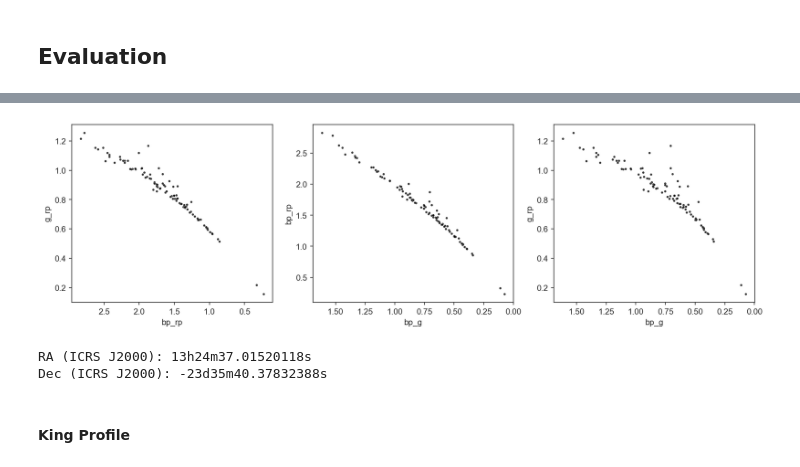
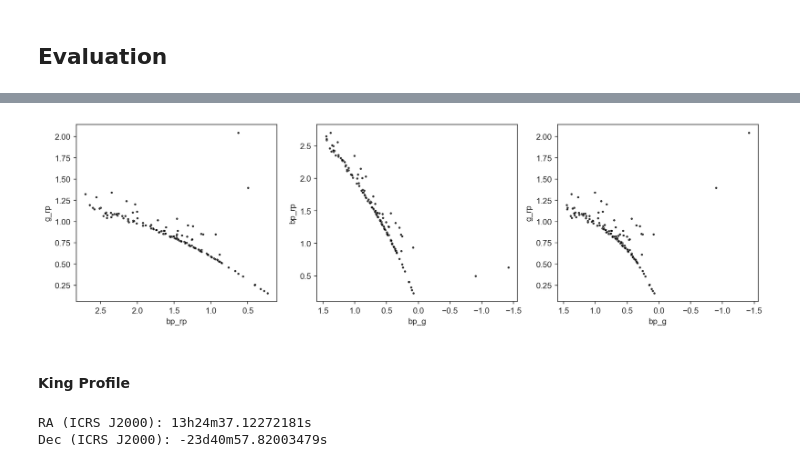
Before and after one commit to rafe-sh/Astro, a Jupyter notebook: code/New Project/MST/CWNU_96.ipynb, the cells around one changed output, grey strips where cells are left out. Drawn from its saved outputs; the diff is of its cells as text; code cells hidden in the pictures.

```diff
--- a/code/New Project/MST/CWNU_96.ipynb
+++ b/code/New Project/MST/CWNU_96.ipynb
@@ -365,12 +352,12 @@ temp_df = pd.DataFrame()
 to_drop = []
 
 temp_df[['parallax', 'ra', 'dec', 'pmra', 'pmdec']] = scaler.fit_transform(
-    df_M_41_new[['parallax', 'ra', 'dec', 'pmra', 'pmdec']]
+    df_CWNU_96_mst[['parallax', 'ra', 'dec', 'pmra', 'pmdec']]
 )
 
 for i in ['parallax', 'ra', 'dec', 'pmra', 'pmdec']:
     outliers = temp_df[abs(temp_df[i]) > 3].index
     to_drop.extend(outliers)
 
-df_M_41_new = df_M_41_new.drop(to_drop)
+df_CWNU_96_mst = df_CWNU_96_mst.drop(to_drop)
 # %%
@@ -384,6 +366,0 @@ params = ['ra', 'dec', 'parallax','pmra','pmdec'] #,'pmra','pmdec'
-# %%
-scaler = StandardScaler()
-x_scaled = scaler.fit_transform(df_M_41_new[params])
-
-df_scaled = pd.DataFrame(data=x_scaled, columns=params)
-df_scaled['SOURCE_ID'] = df_M_41_new['SOURCE_ID'].values
@@ -416,16 +366,0 @@ Index(['index', 'SOURCE_ID', 'ra', 'dec', 'parallax', 'pm', 'pmra', 'pmdec',
-# %%
-fig, axes = plt.subplots(2, 3, figsize=(16, 10), dpi=120)
-
-cmd_plotly(df_M_41_cluster, 'bp_rp', 'phot_g_mean_mag', huex='MST_cluster', s=15, alpha=.8,ax=axes[0,0], theme={1:'red', 0:'black'})
-cmd_plotly(df_M_41_cluster, 'ra', 'dec', huex='MST_cluster', s=15, alpha=.8, ax=axes[0,1], theme={1:'red', 0:'black'})
-axes[0,1].invert_yaxis()
-
-cmd_plotly(df_M_41_cluster, 'pmra', 'pmdec', huex='MST_cluster', s=15, alpha=.8, ax=axes[0,2], theme={1:'red', 0:'black'})
-axes[0,2].invert_yaxis()
-cmd_plotly(df_M_41_cluster, 'ra', 'pmra', huex='MST_cluster', s=15, alpha=.8, ax=axes[1,2], theme={1:'red', 0:'black'})
-axes[1,2].invert_yaxis()
-
-cmd_plotly(df_M_41_cluster, 'ra', 'parallax', huex='MST_cluster', s=15, alpha=.8, ax=axes[1,0], theme={1:'red', 0:'black'})
-axes[1,0].invert_yaxis()
-cmd_plotly(df_M_41_cluster, 'parallax', 'dec', huex='MST_cluster', s=15, alpha=.8, ax=axes[1,1], theme={1:'red', 0:'black'})
-axes[1,1].invert_yaxis()
@@ -454,9 +382,5 @@ def gassian_mixture(data, parameters = ['pmra', 'pmdec', 'parallax', 'ra', 'dec'
     data['gmm_prob'] = np.amax(y_prob,axis=1)
     return data, gm
 # %%
-# GMM on MST
-df_M_41_cluster, model = gassian_mixture(df_M_41_new)
-
-# Probability
-# df_NGC_2099_cluster = df_NGC_2099_cluster[df_NGC_2099_cluster['gmm_prob']>=.8]
+df_CWNU_96_cluster, model = gassian_mixture(df_CWNU_96_mst)
 # %%
@@ -507,26 +431,16 @@ def black_body_plot(data, x_axis, y_axis, ax=None, alpha=0.8, s=8):
         ax.invert_xaxis()
 # %%
 fig, axes = plt.subplots(1, 3, figsize=(15, 4), dpi=150)
-black_body_plot(df_M_41_cluster[(df_M_41_cluster['MST_cluster']==1)], 'bp_rp', 'g_rp', ax=axes[0])
+black_body_plot(df_CWNU_96_cluster[(df_CWNU_96_cluster['gmm_pred']==0)], 'bp_rp', 'g_rp', ax=axes[0])
 # black_body_plot(stars, 'bp_rp', 'g_rp', ax=axes[0], s=50)
 
-black_body_plot(df_M_41_cluster[(df_M_41_cluster['MST_cluster']==1)], 'bp_g', 'bp_rp', ax=axes[1])
+black_body_plot(df_CWNU_96_cluster[(df_CWNU_96_cluster['gmm_pred']==0)], 'bp_g', 'bp_rp', ax=axes[1])
 # black_body_plot(stars, 'bp_rp', 'g_rp', ax=axes[1], s=50)
 
-black_body_plot(df_M_41_cluster[(df_M_41_cluster['MST_cluster']==1)], 'bp_g', 'g_rp', ax=axes[2])
+black_body_plot(df_CWNU_96_cluster[(df_CWNU_96_cluster['gmm_pred']==0)], 'bp_g', 'g_rp', ax=axes[2])
 # black_body_plot(stars, 'bp_rp', 'g_rp', ax=axes[2], s=50)
 # %% [output]
-[figure, old version]
+[figure, new version]
-# %%
-galactic_coord = SkyCoord(l=np.mean(cluster['ra']) * u.deg, b=np.mean(cluster['dec']) * u.deg, frame='galactic')
-
-icrs_coord = galactic_coord.transform_to('icrs')
-
-print("RA (ICRS J2000):", icrs_coord.ra.to_string(u.hour))
-print("Dec (ICRS J2000):", icrs_coord.dec.to_string(u.degree))
-# %% [output]
-RA (ICRS J2000): 13h24m37.01520118s
-Dec (ICRS J2000): -23d35m40.37832388s
 # %% [markdown]
 #### King Profile
 # %%
@@ -534,3 +448,13 @@ cluster = df_M_41_cluster[(df_M_41_cluster['MST_cluster']==1)]
+# %%
+galactic_coord = SkyCoord(l=np.mean(cluster['ra']) * u.deg, b=np.mean(cluster['dec']) * u.deg, frame='galactic')
+
+icrs_coord = galactic_coord.transform_to('icrs')
+
+print("RA (ICRS J2000):", icrs_coord.ra.to_string(u.hour))
+print("Dec (ICRS J2000):", icrs_coord.dec.to_string(u.degree))
+# %% [output]
+RA (ICRS J2000): 13h24m37.12272181s
+Dec (ICRS J2000): -23d40m57.82003479s
 # %%
 np.mean(cluster['ra']), np.mean(cluster['dec'])
 # %% [output]
```
Also changed, not shown: parts of 57 cells of this notebook.
